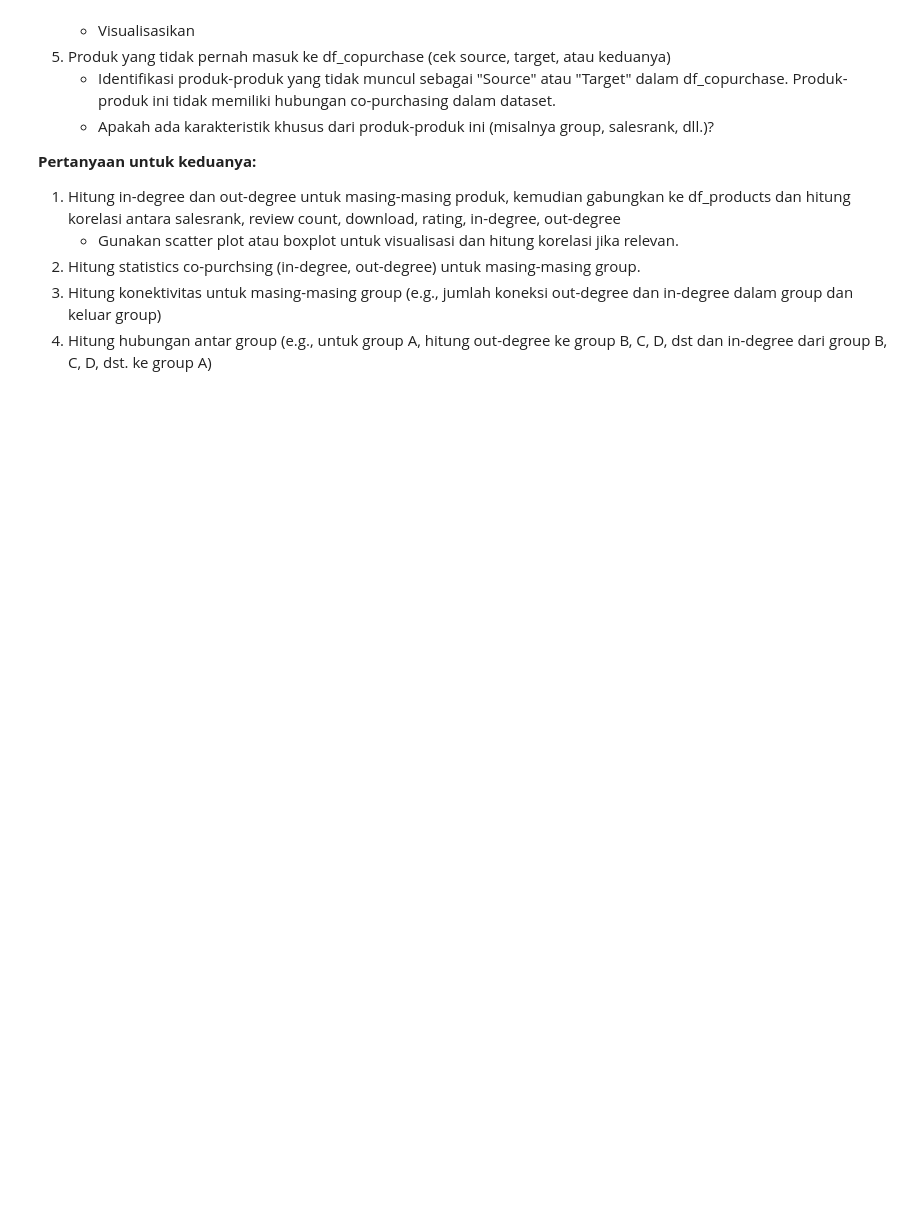
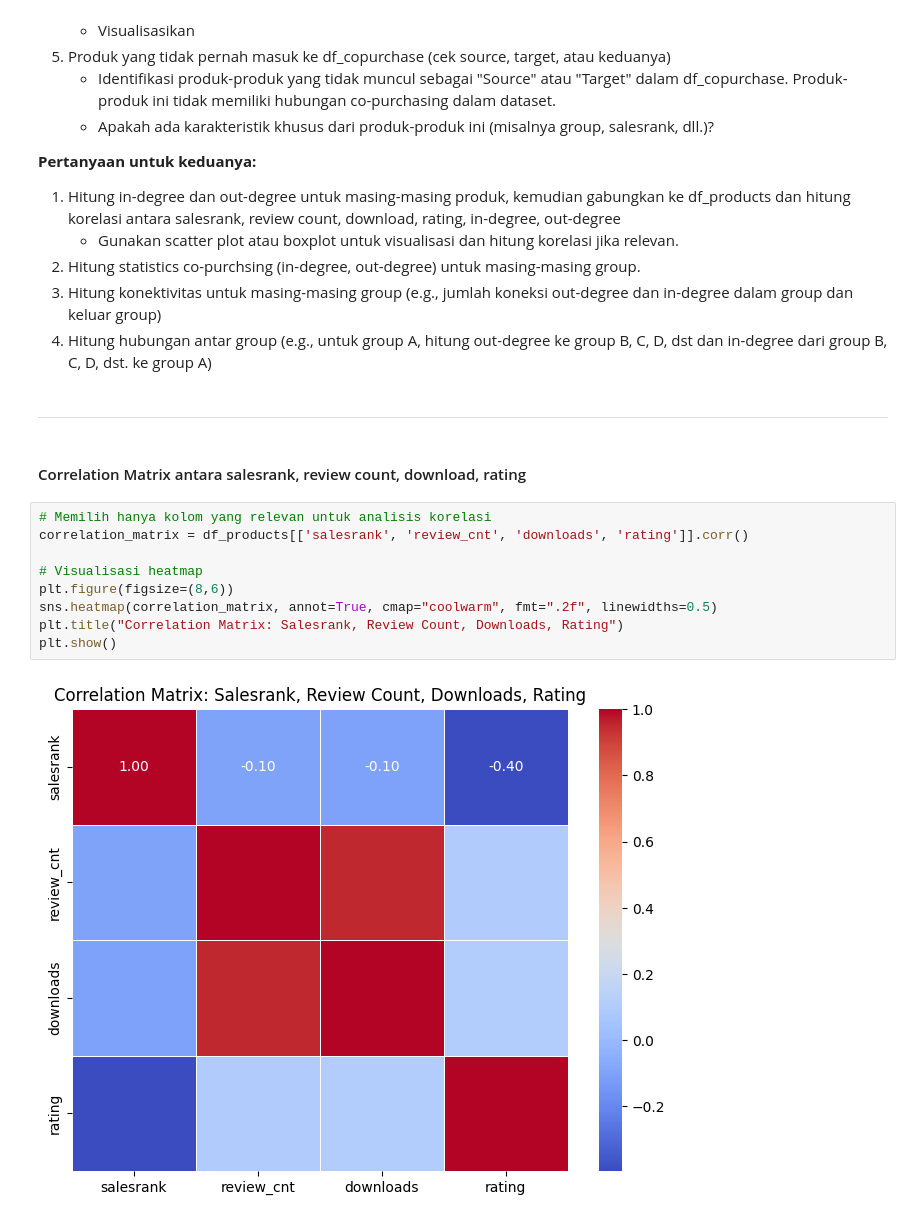
Before and after one commit to Miner-Lover/AmazonMining, a Jupyter notebook: eda.ipynb, the cells around one changed output. Saved outputs shown, nothing was run; the diff lists cells and outputs as text; blank space fills up the shorter version.

```diff
--- a/eda.ipynb
+++ b/eda.ipynb
@@ -112,3 +113,18 @@ df_copurchase.head()
 3. Hitung konektivitas untuk masing-masing group (e.g., jumlah koneksi out-degree dan in-degree dalam group dan keluar group)
 4. Hitung hubungan antar group (e.g., untuk group A, hitung out-degree ke group B, C, D, dst dan
    in-degree dari group B, C, D, dst. ke group A)
+# %% [markdown]
+---
+# %% [markdown]
+#### Correlation Matrix antara salesrank, review count, download, rating
+# %%
+# Memilih hanya kolom yang relevan untuk analisis korelasi
+correlation_matrix = df_products[['salesrank', 'review_cnt', 'downloads', 'rating']].corr()
+
+# Visualisasi heatmap
+plt.figure(figsize=(8,6))
+sns.heatmap(correlation_matrix, annot=True, cmap="coolwarm", fmt=".2f", linewidths=0.5)
+plt.title("Correlation Matrix: Salesrank, Review Count, Downloads, Rating")
+plt.show()
+# %% [output]
+[figure, added]
```
Also changed, not shown: parts of 32 cells of this notebook, 2 other files.
